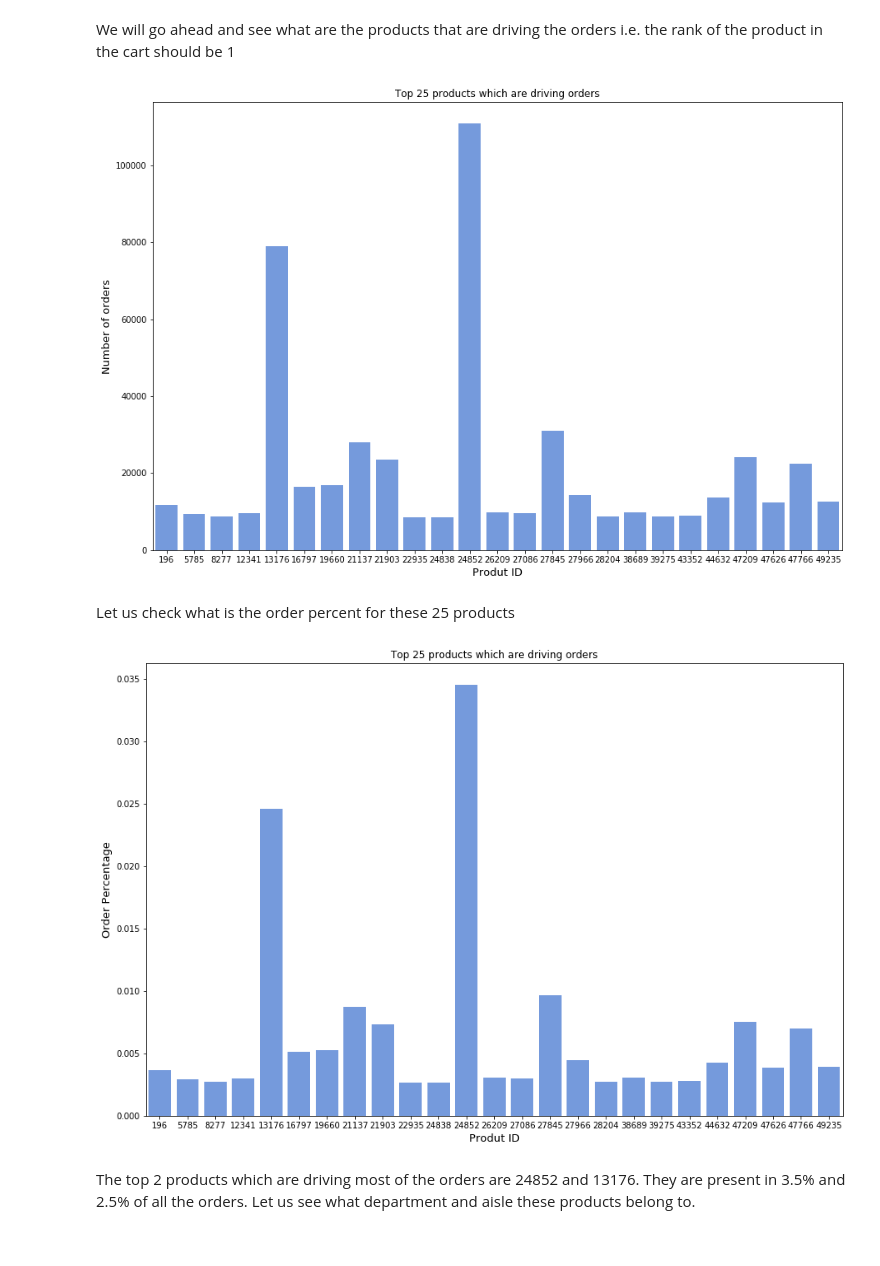
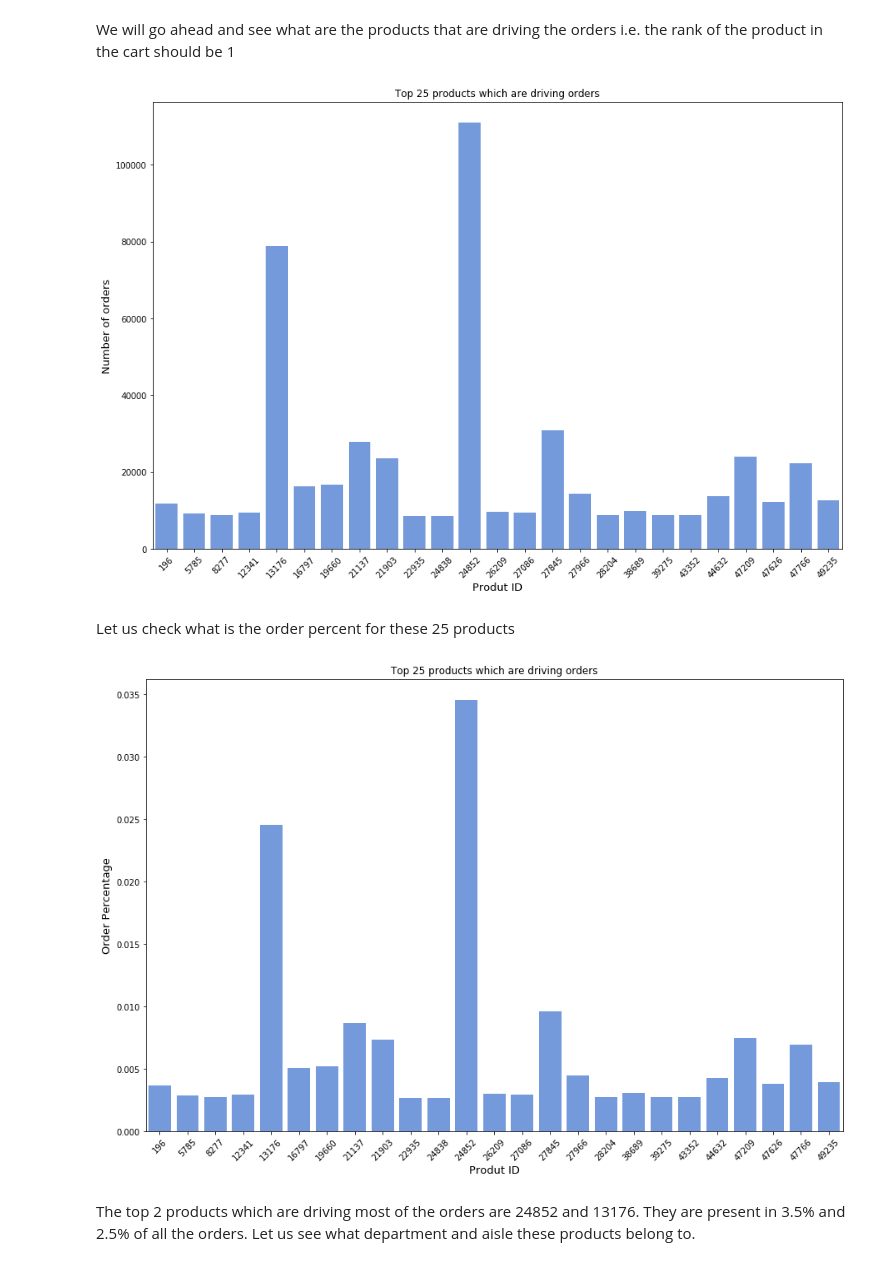
Before and after one commit to yashwanthky/Instacart_Market_Basket_Analysis, a Jupyter notebook: Data_Loading_Exploration.ipynb, the cells around one changed output. Saved outputs shown, nothing was run; the diff lists cells and outputs as text; code cells hidden in the pictures.

```diff
--- a/Data_Loading_Exploration.ipynb
+++ b/Data_Loading_Exploration.ipynb
@@ -13,7 +13,7 @@ import numpy as np
 # %% [markdown]
 ### Reading Input Files
 # %%
-aisles = pd.read_csv('instacart_2017_05_01/aisles.csv')
+aisles = pd.read_csv('https://raw.githubusercontent.com/yashwanthky/Market_Basket_Analysis/Data_Loading/aisles_perishables_tagged.csv', index_col = 0, error_bad_lines = False).reset_index()
 departments = pd.read_csv('instacart_2017_05_01/departments.csv')
 products = pd.read_csv('instacart_2017_05_01/products.csv')
 orders = pd.read_csv('instacart_2017_05_01/orders.csv')
@@ -317,19 +326,21 @@ plt.figure(figsize=(15,10))
 sns.barplot(x='product_id', y='orders',data=productorderpreference.iloc[:25, :], color='cornflowerblue')
 plt.ylabel('Number of orders', fontsize=13)
 plt.xlabel('Produt ID', fontsize=13)
-plt.title('Top 25 products which are driving orders');
+plt.title('Top 25 products which are driving orders')
+plt.xticks(rotation = 45);
 # %% [output]
-[figure, old version]
+[figure, new version]
 # %% [markdown]
 Let us check what is the order percent for these 25 products
 # %%
 plt.figure(figsize=(15,10))
 sns.barplot(x='product_id', y='orderspercent',data=productorderpreference.iloc[:25, :], color='cornflowerblue')
 plt.ylabel('Order Percentage', fontsize=13)
 plt.xlabel('Produt ID', fontsize=13)
 plt.title('Top 25 products which are driving orders');
+plt.xticks(rotation = 45);
 # %% [output]
-[figure, old version]
+[figure, new version]
 # %% [markdown]
 The top 2 products which are driving most of the orders are 24852 and 13176. They are present in 3.5% and 2.5% of all the orders. Let us see what department and aisle these products belong to.
 # %%
```
Also changed, not shown: parts of 1 cell of this notebook.
